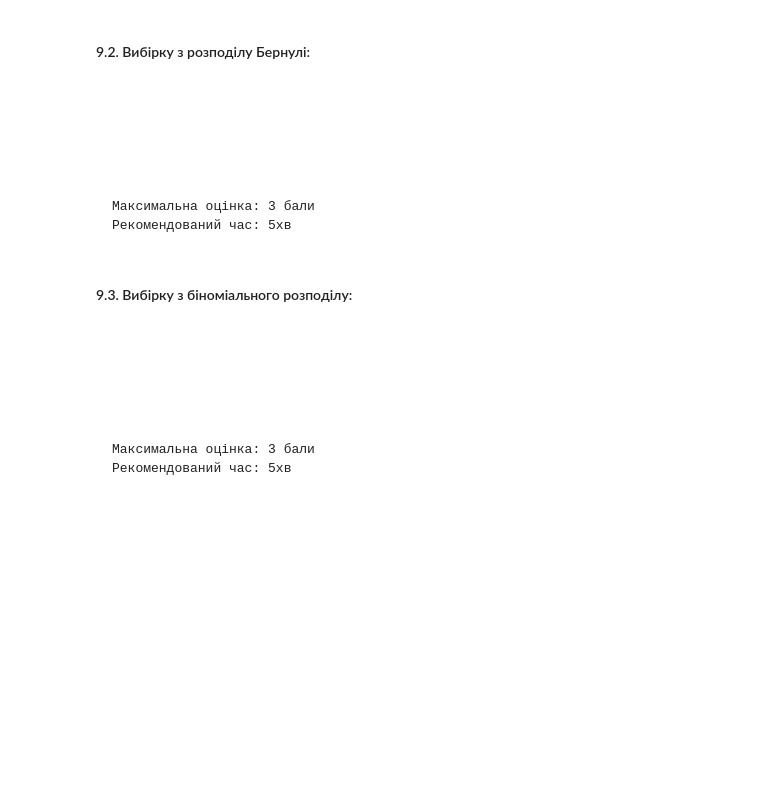
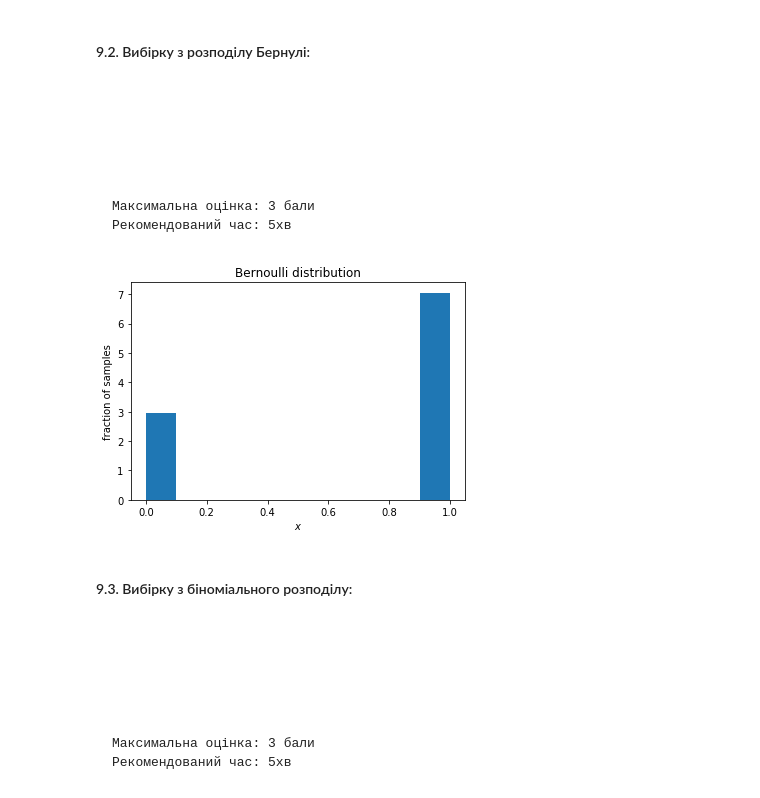
Before and after one commit to andriyrom/DataRoot1, a Jupyter notebook: DataRoot University DS100 Test #2_v1.ipynb, the cells around one changed output. Cells and saved outputs as stored; diff of their text form; code cells hidden in the pictures; blank space fills up the shorter version.

````diff
--- a/DataRoot University DS100 Test #2_v1.ipynb
+++ b/DataRoot University DS100 Test #2_v1.ipynb
@@ -608,6 +652,16 @@ Name: age, dtype: float64
 Максимальна оцінка: 3 бали
 Рекомендований час: 5хв
 ```
+# %%
+bern_rv = st.bernoulli(0.7)
+bern_vals = bern_rv.rvs(1000)
+plt.hist(bern_vals, normed = True)
+plt.xlabel("$x$")
+plt.ylabel("fraction of samples")
+plt.title('Bernoulli distribution')
+plt.show()
+# %% [output]
+[figure, added]
 # %% [markdown]
 #### 9.3. Вибірку з біноміального розподілу:
 ```
````
Also changed, not shown: parts of 5 cells of this notebook.
